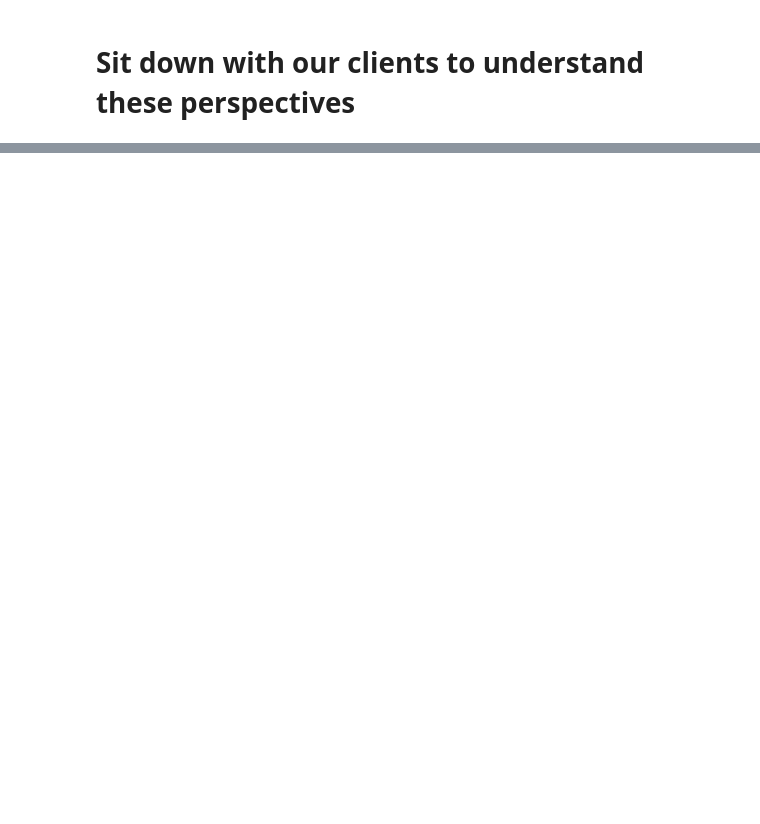
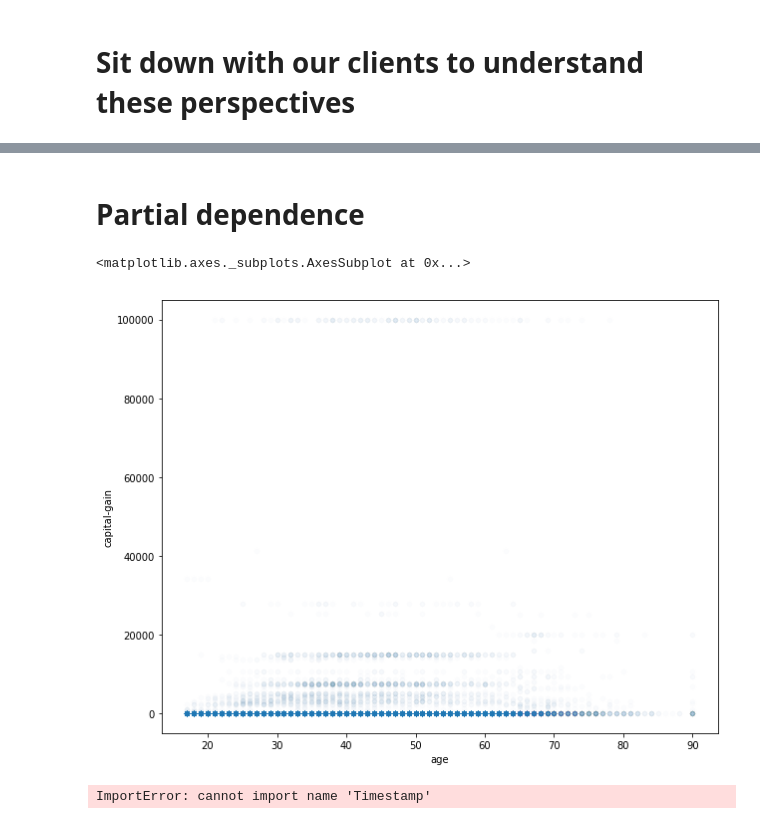
Before and after one commit to EthicalML/explainability-and-bias, a Jupyter notebook: KERAS CENSUS.ipynb, the cells around one changed output, grey strips where cells are left out. Drawn from its saved outputs; the diff is of its cells as text; code cells hidden in the pictures; blank space fills up the shorter version.

```diff
--- a/KERAS CENSUS.ipynb
+++ b/KERAS CENSUS.ipynb
@@ -316,0 +487,18 @@ eli5_fi.plot("feature", "weight", "barh", figsize=(12,7))
+# %% [markdown]
+# Partial dependence
+# %%
+df_analysis.plot(
+    "age",
+    "capital-gain",
+    "scatter",
+    alpha=0.01,
+    figsize=(10,8))
+# %% [output]
+<matplotlib.axes._subplots.AxesSubplot at 0x...>
+[figure, added]
+# %%
+import ggplot
+from pandas import Timestamp
+ggplot(df_analysis, aes("age", "capital-gain")+stat_smooth(se=True, method="loess"))
+# %% [output]
+ImportError: cannot import name 'Timestamp'
```
Also changed, not shown: parts of 29 cells of this notebook, 2 other files.
